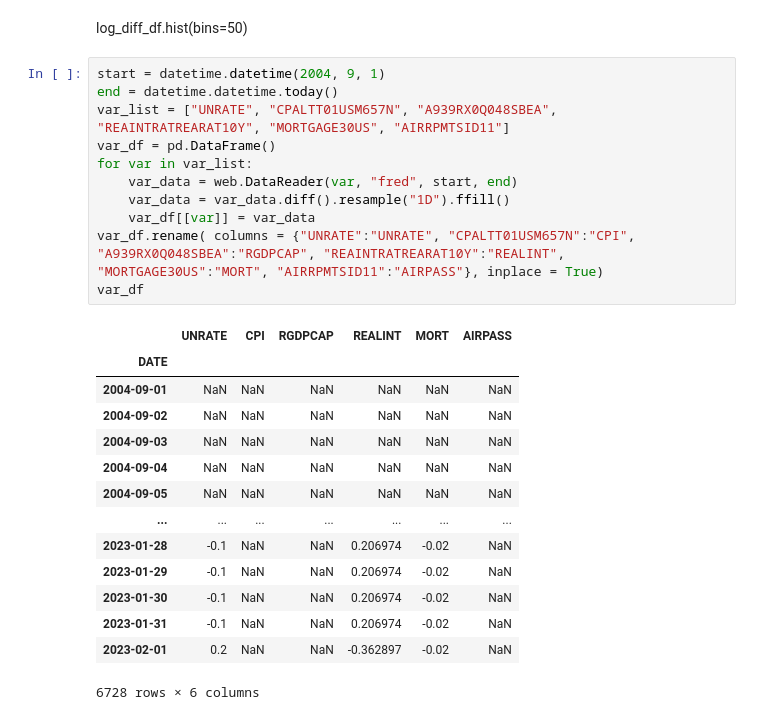
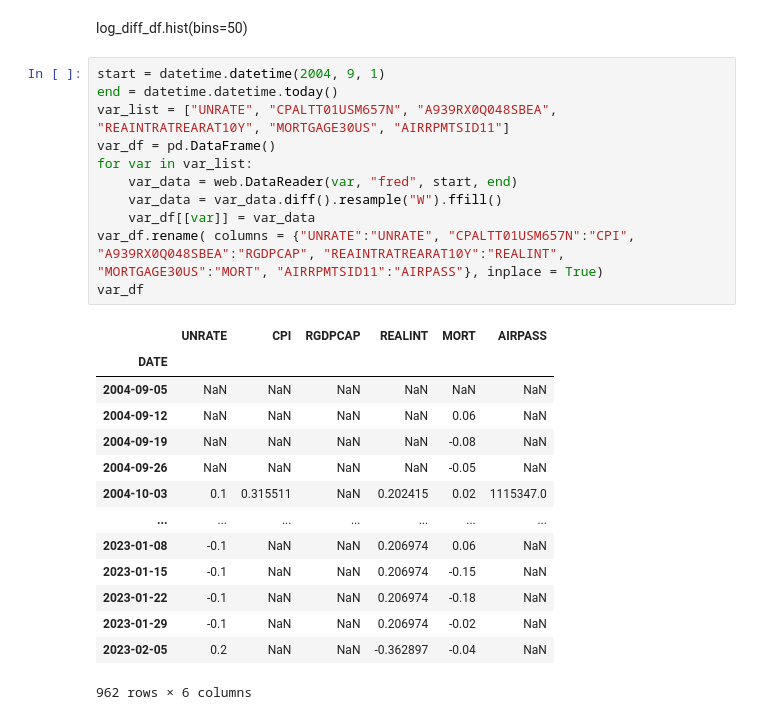
Before and after one commit to hhogenson/Computational-Econ, a Jupyter notebook: Final Project/Project Proposal/Ignore this I'm just trying something.ipynb, the cells around one changed output. Cells and saved outputs as stored; diff of their text form.

```diff
--- a/Final Project/Project Proposal/Ignore this I'm just trying something.ipynb
+++ b/Final Project/Project Proposal/Ignore this I'm just trying something.ipynb
@@ -61,29 +61,29 @@ log_diff_df.hist(bins=50)
 # %%
 start = datetime.datetime(2004, 9, 1)
 end = datetime.datetime.today()
 var_list = ["UNRATE", "CPALTT01USM657N", "A939RX0Q048SBEA", "REAINTRATREARAT10Y", "MORTGAGE30US", "AIRRPMTSID11"]
 var_df = pd.DataFrame()
 for var in var_list:
     var_data = web.DataReader(var, "fred", start, end)
-    var_data = var_data.diff().resample("1D").ffill()
+    var_data = var_data.diff().resample("W").ffill()
     var_df[[var]] = var_data
 var_df.rename( columns = {"UNRATE":"UNRATE", "CPALTT01USM657N":"CPI", "A939RX0Q048SBEA":"RGDPCAP", "REAINTRATREARAT10Y":"REALINT", "MORTGAGE30US":"MORT", "AIRRPMTSID11":"AIRPASS"}, inplace = True)
 var_df
 # %% [output]
 |  | UNRATE | CPI | RGDPCAP | REALINT | MORT | AIRPASS |
 | DATE |  |  |  |  |  |  |
-| 2004-09-01 | NaN | NaN | NaN | NaN | NaN | NaN |
-| 2004-09-02 | NaN | NaN | NaN | NaN | NaN | NaN |
-| 2004-09-03 | NaN | NaN | NaN | NaN | NaN | NaN |
-| 2004-09-04 | NaN | NaN | NaN | NaN | NaN | NaN |
 | 2004-09-05 | NaN | NaN | NaN | NaN | NaN | NaN |
+| 2004-09-12 | NaN | NaN | NaN | NaN | 0.06 | NaN |
+| 2004-09-19 | NaN | NaN | NaN | NaN | -0.08 | NaN |
+| 2004-09-26 | NaN | NaN | NaN | NaN | -0.05 | NaN |
+| 2004-10-03 | 0.1 | 0.315511 | NaN | 0.202415 | 0.02 | 1115347.0 |
 | ... | ... | ... | ... | ... | ... | ... |
-| 2023-01-28 | -0.1 | NaN | NaN | 0.206974 | -0.02 | NaN |
+| 2023-01-08 | -0.1 | NaN | NaN | 0.206974 | 0.06 | NaN |
+| 2023-01-15 | -0.1 | NaN | NaN | 0.206974 | -0.15 | NaN |
+| 2023-01-22 | -0.1 | NaN | NaN | 0.206974 | -0.18 | NaN |
 | 2023-01-29 | -0.1 | NaN | NaN | 0.206974 | -0.02 | NaN |
-| 2023-01-30 | -0.1 | NaN | NaN | 0.206974 | -0.02 | NaN |
-| 2023-01-31 | -0.1 | NaN | NaN | 0.206974 | -0.02 | NaN |
-| 2023-02-01 | 0.2 | NaN | NaN | -0.362897 | -0.02 | NaN |
+| 2023-02-05 | 0.2 | NaN | NaN | -0.362897 | -0.04 | NaN |
-6728 rows × 6 columns
+962 rows × 6 columns
 # %%
 fig, axs = plt.subplots(6, figsize = (24,24))
 i = 0
```
Also changed, not shown: parts of 22 cells of this notebook, 2 other files.
